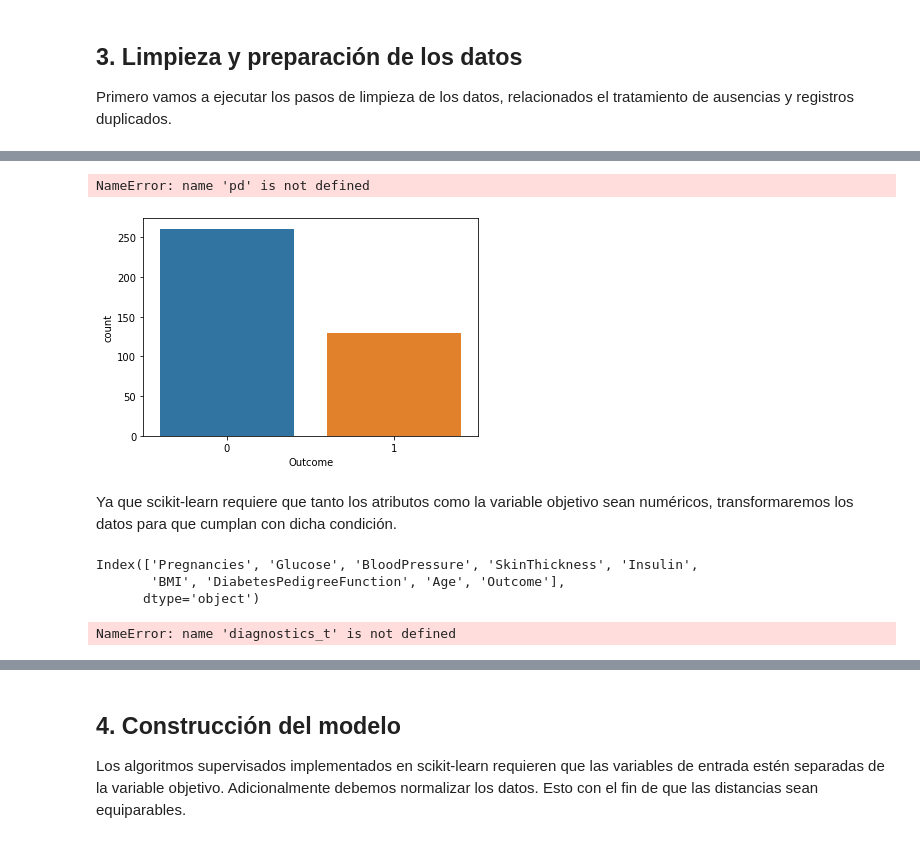
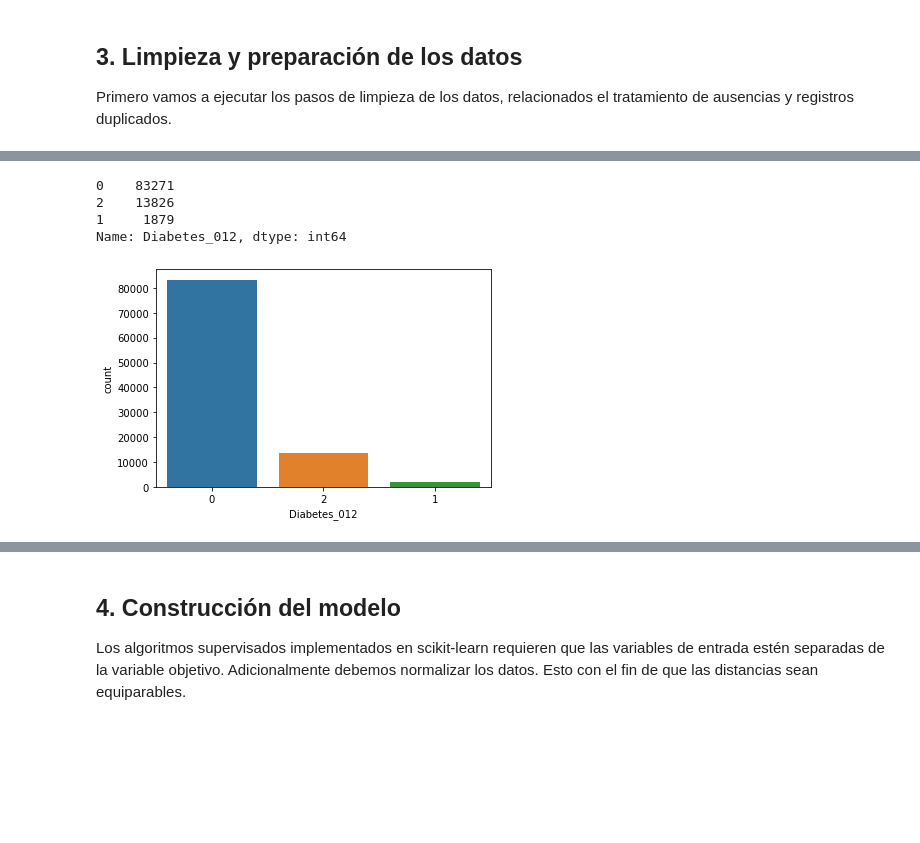
Before and after one commit to drvillota/Laboratorio-1, a Jupyter notebook: Taller1.1.ipynb, the cells around one changed output, grey strips where cells are left out. Cells and saved outputs as stored; diff of their text form; code cells hidden in the pictures; blank space fills up the shorter version.

```diff
--- a/Taller1.1.ipynb
+++ b/Taller1.1.ipynb
@@ -171,4 +149,6 @@ dtype: int64
 # %%
-# Eliminación registros con ausencias, en este caso se eliminaron los registros que registraban 0 en Insulin, BMI, Glucose o SkinThickness
-indices = diagnostics_t[(diagnostics_t['Insulin'] == 0) | (diagnostics_t['BMI'] == 0) | (diagnostics_t['Glucose'] == 0) | (diagnostics_t['SkinThickness'] == 0) ].index
+# Eliminación registros con ausencias, en este caso se eliminaron los registros que registraban 0 en PsyHlth, BMI, GenHlth o MentHlth
+diagnostics_t.replace('-', np.nan, inplace=True)
+indices = diagnostics_t[(diagnostics_t['MentHlth'] == 0) | (diagnostics_t['GenHlth'] == 0) | (diagnostics_t['PhysHlth'] == 0) | (diagnostics_t['Income'] == 0) | (diagnostics_t['Education'] == 0) | (diagnostics_t['Age'] == 0) ].index
 diagnostics_t.drop(indices, inplace=True)
+diagnostics_t.dropna(axis=0, inplace=True)
@@ -191,0 +179,4 @@ NameError: name 'diagnostics_t' is not defined
+# %%
+diagnostics_t=diagnostics_t[~diagnostics_t.isin(['?','-','Xx'])]
+diagnostics_t=diagnostics_t.dropna(axis=0)
+diagnostics_t.describe()
@@ -192,28 +209,18 @@ NameError: name 'diagnostics_t' is not defined
 # %%
-# Podemos ver los estadísticos de la variable "Outcome"
-pd.value_counts(diagnostics_t['Outcome'])
+# Podemos ver los estadísticos de la variable "Diabetes_012"
+pd.value_counts(diagnostics_t['Diabetes_012'])
 # %% [output]
-NameError: name 'pd' is not defined
+0    83271
+2    13826
+1     1879
+Name: Diabetes_012, dtype: int64
 # %%
 #Se muestra una gráfica de la cantidad de personas que tiene y no tienen diabetes
-ax = sns.countplot(x='Outcome', data=diagnostics_t)
+ax = sns.countplot(x='Diabetes_012', data=diagnostics_t)
 # %% [output]
-[figure, old version]
+[figure, new version]
-# %% [markdown]
-Ya que scikit-learn requiere que tanto los atributos como la variable objetivo sean numéricos, transformaremos los datos para que cumplan con dicha condición.
-# %%
-# Vamos a seleccionar de nuestro conjunto solo los atributos numéricos.
-number_cols = diagnostics_t.dtypes[(diagnostics_t.dtypes == np.int64) | (diagnostics_t.dtypes == np.float64)].index
-number_cols = diagnostics_t.select_dtypes(include = ['int64','float']).columns
-number_cols
-# %% [output]
-Index(['Pregnancies', 'Glucose', 'BloodPressure', 'SkinThickness', 'Insulin',
-       'BMI', 'DiabetesPedigreeFunction', 'Age', 'Outcome'],
-      dtype='object')
 # %%
-diagnostics_m = diagnostics_t[number_cols]
+diagnostics_m = diagnostics_t
-# %% [output]
-NameError: name 'diagnostics_t' is not defined
 # %%
 # Podemos ver como quedaron los datos
 diagnostics_m.head()
```
Also changed, not shown: parts of 40 cells of this notebook, 4 other files.
